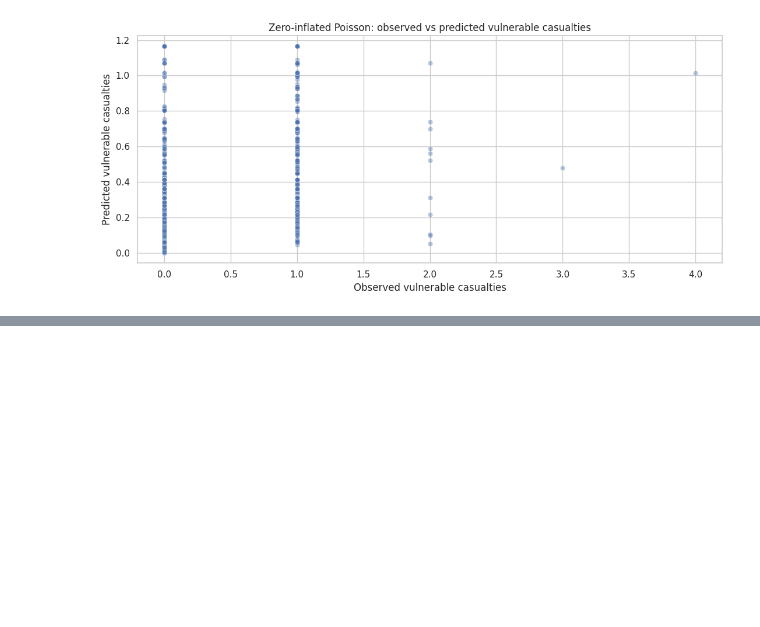
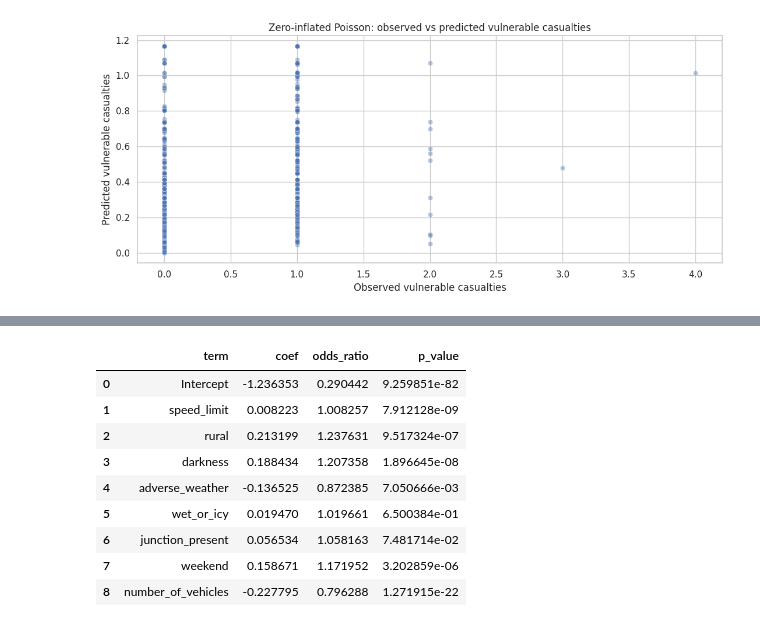
Before and after one commit to lilinchao/traffic-book-practice, a Jupyter notebook: notebooks/chapter-04/traffic_accident_panel_analysis.ipynb, the cells around one changed output, grey strips where cells are left out. Saved outputs shown, nothing was run; the diff lists cells and outputs as text; code cells hidden in the pictures; blank space fills up the shorter version.

```diff
--- a/notebooks/chapter-04/traffic_accident_panel_analysis.ipynb
+++ b/notebooks/chapter-04/traffic_accident_panel_analysis.ipynb
@@ -303,0 +312,23 @@ plt.tight_layout()
+# %%
+RESULTS_DIR = ROOT / "data" / "results" / "chapter-04"
+RESULTS_DIR.mkdir(parents=True, exist_ok=True)
+
+logit_table = pd.DataFrame({
+    "term": logit_model.params.index,
+    "coef": logit_model.params.values,
+    "odds_ratio": np.exp(logit_model.params.values),
+    "p_value": logit_model.pvalues.values,
+})
+logit_table.to_csv(RESULTS_DIR / "logistic_regression_odds_ratios.csv", index=False)
+logit_table
+# %% [output]
+|  | term | coef | odds_ratio | p_value |
+| 0 | Intercept | -1.236353 | 0.290442 | 9.259851e-82 |
+| 1 | speed_limit | 0.008223 | 1.008257 | 7.912128e-09 |
+| 2 | rural | 0.213199 | 1.237631 | 9.517324e-07 |
+| 3 | darkness | 0.188434 | 1.207358 | 1.896645e-08 |
+| 4 | adverse_weather | -0.136525 | 0.872385 | 7.050666e-03 |
+| 5 | wet_or_icy | 0.019470 | 1.019661 | 6.500384e-01 |
+| 6 | junction_present | 0.056534 | 1.058163 | 7.481714e-02 |
+| 7 | weekend | 0.158671 | 1.171952 | 3.202859e-06 |
+| 8 | number_of_vehicles | -0.227795 | 0.796288 | 1.271915e-22 |
```
Also changed, not shown: parts of 11 cells of this notebook, 17 other files.
